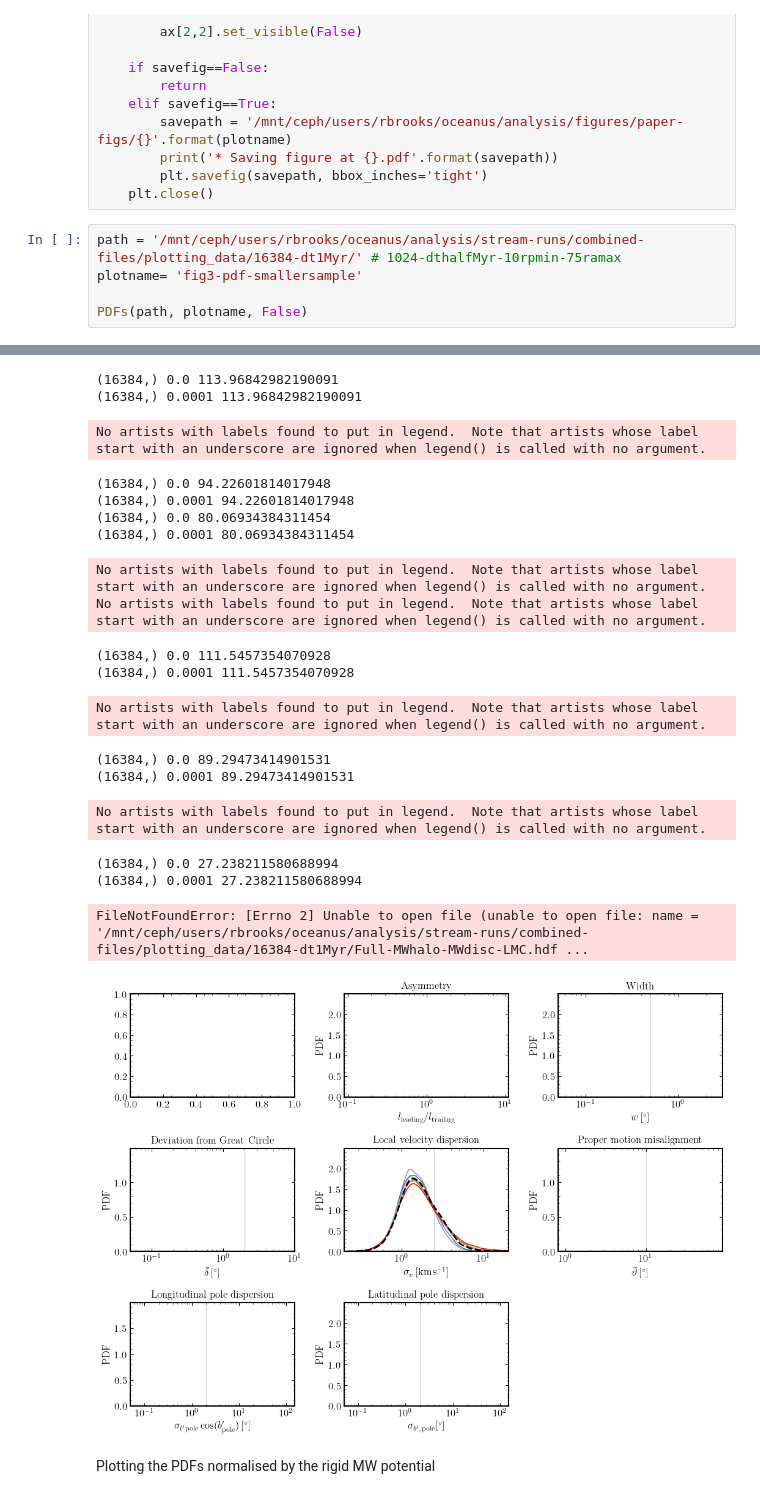
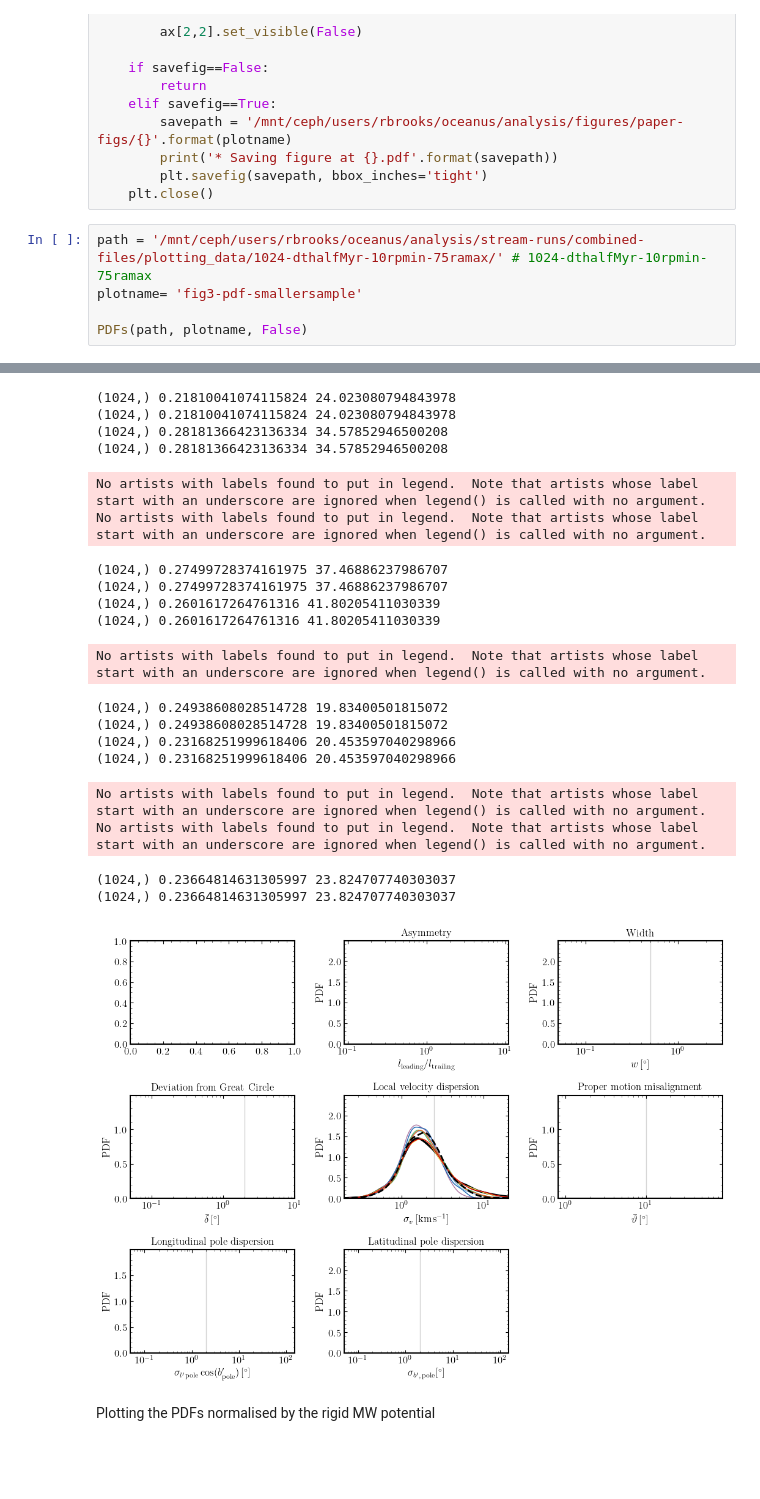
Before and after one commit to dc-broo3/oceanus, a Jupyter notebook: analysis/datamining.ipynb, the cells around one changed output, grey strips where cells are left out. Drawn from its saved outputs; the diff is of its cells as text; blank space fills up the shorter version.

```diff
--- a/analysis/datamining.ipynb
+++ b/analysis/datamining.ipynb
@@ -618,7 +618,7 @@ def PDFs(path, plotname, savefig=False):
         plt.savefig(savepath, bbox_inches='tight')
     plt.close()
 # %%
-path = '/mnt/ceph/users/rbrooks/oceanus/analysis/stream-runs/combined-files/plotting_data/16384-dt1Myr/' # 1024-dthalfMyr-10rpmin-75ramax
+path = '/mnt/ceph/users/rbrooks/oceanus/analysis/stream-runs/combined-files/plotting_data/1024-dthalfMyr-10rpmin-75ramax/' # 1024-dthalfMyr-10rpmin-75ramax
 plotname= 'fig3-pdf-smallersample'
 
 PDFs(path, plotname, False)
@@ -633,22 +634,23 @@ No artists with labels found to put in legend.  Note that artists whose label st
-(16384,) 0.0 113.96842982190091
-(16384,) 0.0001 113.96842982190091
+(1024,) 0.21810041074115824 24.023080794843978
+(1024,) 0.21810041074115824 24.023080794843978
+(1024,) 0.28181366423136334 34.57852946500208
+(1024,) 0.28181366423136334 34.57852946500208
 No artists with labels found to put in legend.  Note that artists whose label start with an underscore are ignored when legend() is called with no argument.
+No artists with labels found to put in legend.  Note that artists whose label start with an underscore are ignored when legend() is called with no argument.
-(16384,) 0.0 94.22601814017948
-(16384,) 0.0001 94.22601814017948
-(16384,) 0.0 80.06934384311454
-(16384,) 0.0001 80.06934384311454
+(1024,) 0.27499728374161975 37.46886237986707
+(1024,) 0.27499728374161975 37.46886237986707
+(1024,) 0.2601617264761316 41.80205411030339
+(1024,) 0.2601617264761316 41.80205411030339
 No artists with labels found to put in legend.  Note that artists whose label start with an underscore are ignored when legend() is called with no argument.
-No artists with labels found to put in legend.  Note that artists whose label start with an underscore are ignored when legend() is called with no argument.
-(16384,) 0.0 111.5457354070928
-(16384,) 0.0001 111.5457354070928
+(1024,) 0.24938608028514728 19.83400501815072
+(1024,) 0.24938608028514728 19.83400501815072
+(1024,) 0.23168251999618406 20.453597040298966
+(1024,) 0.23168251999618406 20.453597040298966
 No artists with labels found to put in legend.  Note that artists whose label start with an underscore are ignored when legend() is called with no argument.
+No artists with labels found to put in legend.  Note that artists whose label start with an underscore are ignored when legend() is called with no argument.
-(16384,) 0.0 89.29473414901531
-(16384,) 0.0001 89.29473414901531
+(1024,) 0.23664814631305997 23.824707740303037
+(1024,) 0.23664814631305997 23.824707740303037
-No artists with labels found to put in legend.  Note that artists whose label start with an underscore are ignored when legend() is called with no argument.
-(16384,) 0.0 27.238211580688994
-(16384,) 0.0001 27.238211580688994
-FileNotFoundError: [Errno 2] Unable to open file (unable to open file: name = '/mnt/ceph/users/rbrooks/oceanus/analysis/stream-runs/combined-files/plotting_data/16384-dt1Myr/Full-MWhalo-MWdisc-LMC.hdf ...
-[figure, old version]
+[figure, new version]
 # %% [markdown]
 Plotting the PDFs normalised by the rigid MW potential
 # %%
```
Also changed, not shown: parts of 13 cells of this notebook, 2 other files.
